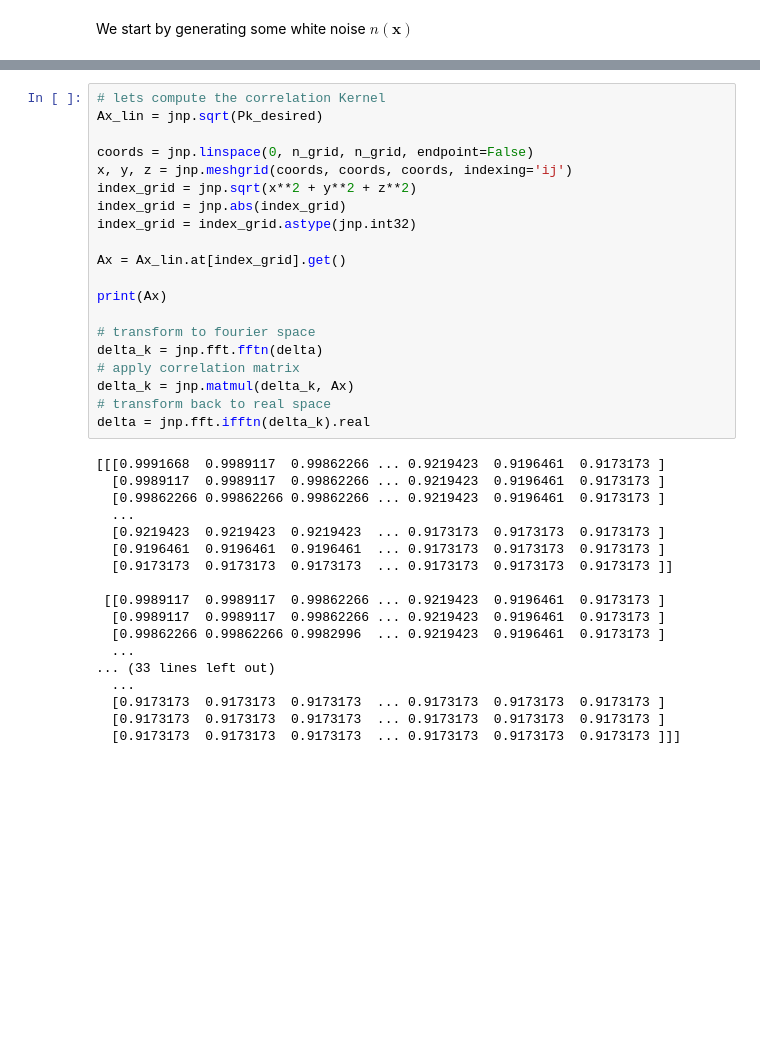
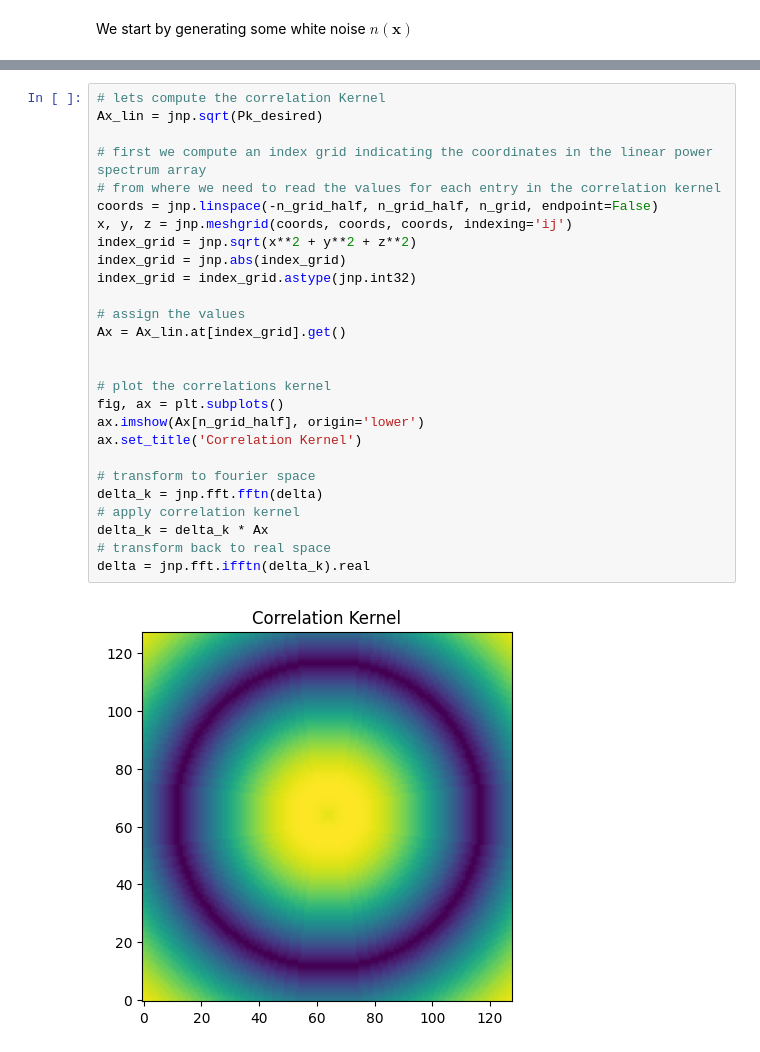
Before and after one commit to andrinr/IC-prediction, a Jupyter notebook: src/ic.ipynb, the cells around one changed output, grey strips where cells are left out. Cells and saved outputs as stored; diff of their text form; blank space fills up the shorter version.

```diff
--- a/src/ic.ipynb
+++ b/src/ic.ipynb
@@ -54,41 +53,32 @@ source : [INITIAL CONDITIONS FOR LARGE COSMOLOGICAL SIMULATIONS](https://arxiv.o
 # %%
 # lets compute the correlation Kernel
 Ax_lin = jnp.sqrt(Pk_desired)
 
-coords = jnp.linspace(0, n_grid, n_grid, endpoint=False)
+# first we compute an index grid indicating the coordinates in the linear power spectrum array
+# from where we need to read the values for each entry in the correlation kernel
+coords = jnp.linspace(-n_grid_half, n_grid_half, n_grid, endpoint=False)
 x, y, z = jnp.meshgrid(coords, coords, coords, indexing='ij')
 index_grid = jnp.sqrt(x**2 + y**2 + z**2)
 index_grid = jnp.abs(index_grid)
 index_grid = index_grid.astype(jnp.int32)
 
+# assign the values
 Ax = Ax_lin.at[index_grid].get()
 
-print(Ax)
+
+# plot the correlations kernel
+fig, ax = plt.subplots()
+ax.imshow(Ax[n_grid_half], origin='lower')
+ax.set_title('Correlation Kernel')
 
 # transform to fourier space
 delta_k = jnp.fft.fftn(delta)
-# apply correlation matrix
-delta_k = jnp.matmul(delta_k, Ax)
+# apply correlation kernel
+delta_k = delta_k * Ax
 # transform back to real space
 delta = jnp.fft.ifftn(delta_k).real
 # %% [output]
-[[[0.9991668  0.9989117  0.99862266 ... 0.9219423  0.9196461  0.9173173 ]
-  [0.9989117  0.9989117  0.99862266 ... 0.9219423  0.9196461  0.9173173 ]
-  [0.99862266 0.99862266 0.99862266 ... 0.9219423  0.9196461  0.9173173 ]
-  ...
-  [0.9219423  0.9219423  0.9219423  ... 0.9173173  0.9173173  0.9173173 ]
-  [0.9196461  0.9196461  0.9196461  ... 0.9173173  0.9173173  0.9173173 ]
-  [0.9173173  0.9173173  0.9173173  ... 0.9173173  0.9173173  0.9173173 ]]
-
- [[0.9989117  0.9989117  0.99862266 ... 0.9219423  0.9196461  0.9173173 ]
-  [0.9989117  0.9989117  0.99862266 ... 0.9219423  0.9196461  0.9173173 ]
-  [0.99862266 0.99862266 0.9982996  ... 0.9219423  0.9196461  0.9173173 ]
-  ...
-... (33 lines left out)
-  ...
-  [0.9173173  0.9173173  0.9173173  ... 0.9173173  0.9173173  0.9173173 ]
-  [0.9173173  0.9173173  0.9173173  ... 0.9173173  0.9173173  0.9173173 ]
-  [0.9173173  0.9173173  0.9173173  ... 0.9173173  0.9173173  0.9173173 ]]]
+[figure, added]
 # %%
 k, Pk = power_spectrum(delta)
 
```
Also changed, not shown: parts of 5 cells of this notebook, 3 other files.
